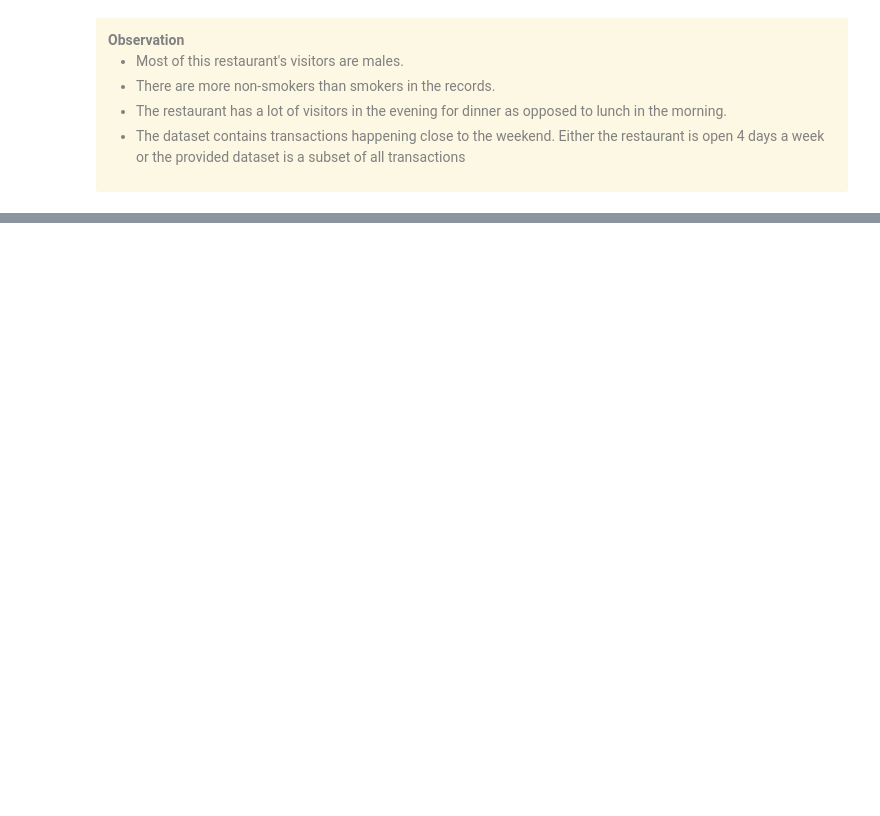
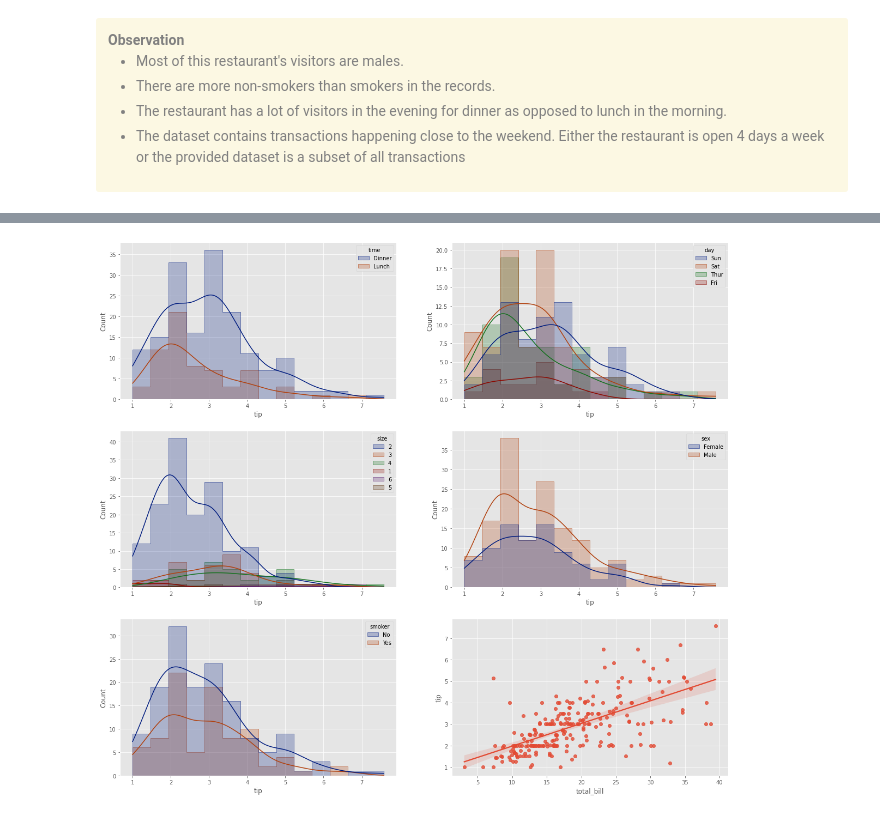
Before and after one commit to ElisonSherton/MTech_DSE_Sem2, a Jupyter notebook: ML/Assignment2/Group128_TipDataset.ipynb, the cells around one changed output, grey strips where cells are left out. Saved outputs shown, nothing was run; the diff lists cells and outputs as text; code cells hidden in the pictures; blank space fills up the shorter version.

```diff
--- a/ML/Assignment2/Group128_TipDataset.ipynb
+++ b/ML/Assignment2/Group128_TipDataset.ipynb
@@ -125,0 +170,3 @@ fig.suptitle("Distribution of continuous variables", fontsize = 12);
+# %%
+# Only retain the datapoints which don't have the total bill amount over 40$
+df = df[df.total_bill <= 40].reset_index(drop=True)
@@ -125,0 +187,3 @@ fig.suptitle("Distribution of continuous variables", fontsize = 12);
+# %%
+# Encode size as a string object now since we have decided to consider it as a categorical variable
+df["size"] = df["size"].apply(lambda x: str(x))
@@ -125,0 +218,56 @@ fig.suptitle("Distribution of continuous variables", fontsize = 12);
+# %%
+fig, ax = plt.subplots(3, 2, figsize=(20, 18))
+ax = ax.flatten()
+
+# Create an inline function for the color palette
+get_palette = lambda n: sns.color_palette("dark", n_colors=n)
+
+# Plot the univariate plots of target wrt each feature
+sns.histplot(
+    data=df,
+    x="tip",
+    hue="time",
+    kde=True,
+    element="step",
+    palette=get_palette(df.time.nunique()),
+    ax=ax[0],
+)
+sns.histplot(
+    data=df,
+    x="tip",
+    hue="day",
+    kde=True,
+    element="step",
+    palette=get_palette(df.day.nunique()),
+    ax=ax[1],
+)
+sns.histplot(
+    data=df,
+    x="tip",
+    hue="size",
+    kde=True,
+    element="step",
+    palette=get_palette(df["size"].nunique()),
+    ax=ax[2],
+)
+sns.histplot(
+    data=df,
+    x="tip",
+    hue="sex",
+    kde=True,
+    element="step",
+    palette=get_palette(df.sex.nunique()),
+    ax=ax[3],
+)
+sns.histplot(
+    data=df,
+    x="tip",
+    hue="smoker",
+    kde=True,
+    element="step",
+    palette=get_palette(df.smoker.nunique()),
+    ax=ax[4],
+)
+sns.regplot(data=df, x="total_bill", y="tip", ax=ax[5]);
+# %% [output]
+[figure, added]
```
Also changed, not shown: parts of 43 cells of this notebook.
